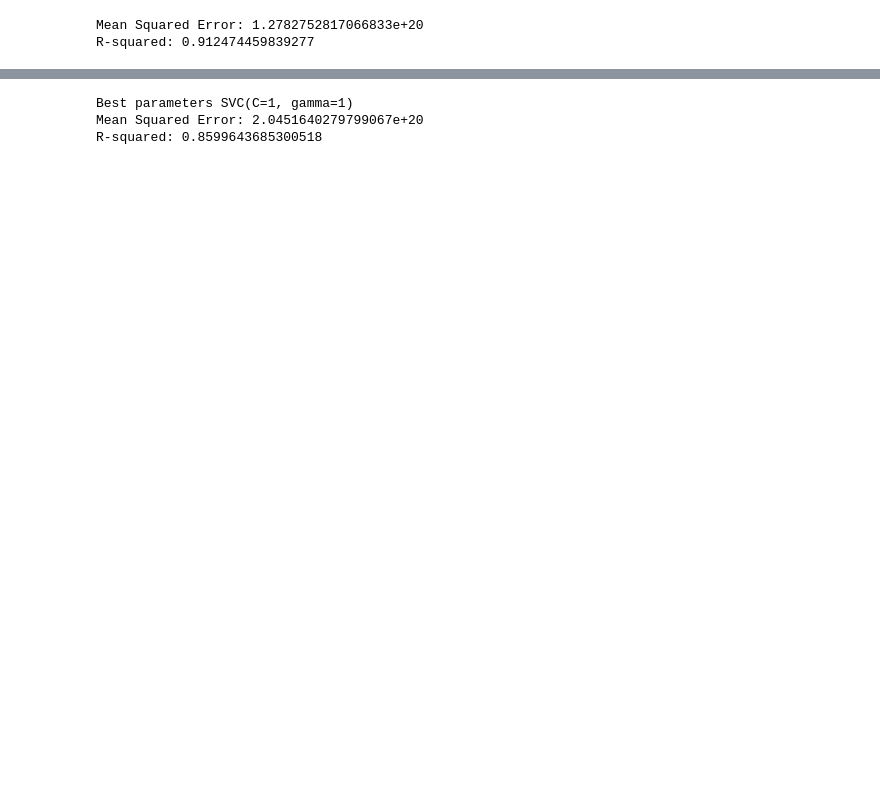
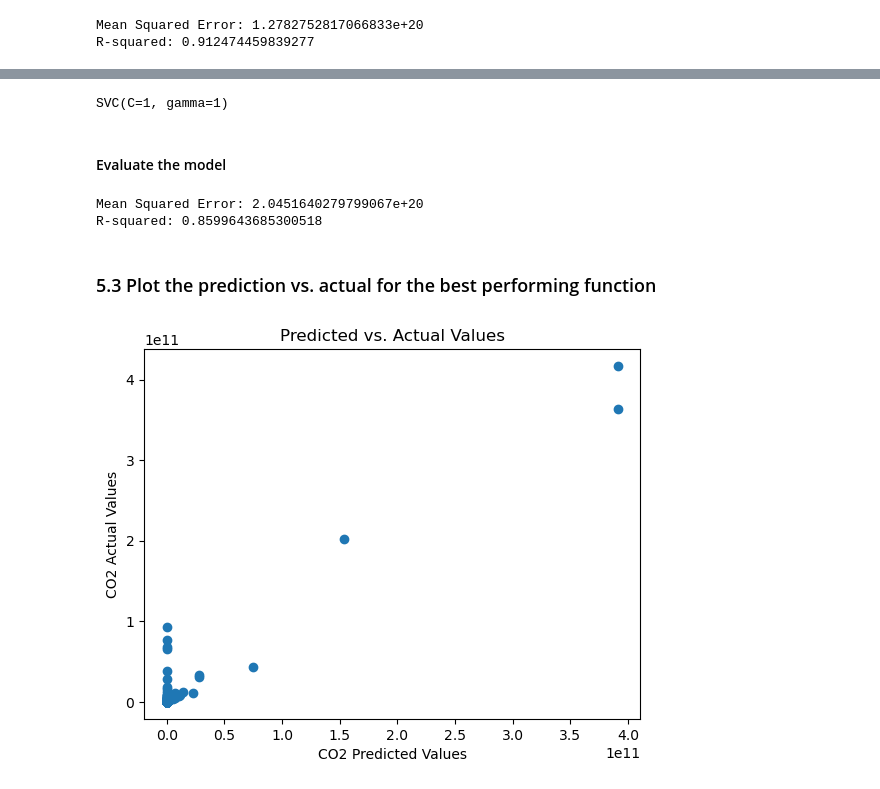
Before and after one commit to Nelius1k/Regression-Model, a Jupyter notebook: co2-Emissions.ipynb, the cells around one changed output, grey strips where cells are left out. Saved outputs shown, nothing was run; the diff lists cells and outputs as text; code cells hidden in the pictures; blank space fills up the shorter version.

```diff
--- a/co2-Emissions.ipynb
+++ b/co2-Emissions.ipynb
@@ -294,8 +340,8 @@ from sklearn.preprocessing import StandardScaler
 # Get a list of column names from the 'students' DataFrame that are of numerical data types.
 # Get a list of column names from the 'students' DataFrame that are not of numerical data types.
 
-num_cols = df1_clean.select_dtypes(include='number').columns.to_list()
-cat_cols = df1_clean.select_dtypes(exclude='number').columns.to_list()
+num_cols = df_clean.select_dtypes(include='number').columns.to_list()
+cat_cols = df_clean.select_dtypes(exclude='number').columns.to_list()
 
 
 # Exclude the target from numerical columns
@@ -316,7 +362,7 @@ import scipy
 
 
 # Fit and transform the data using the preprocessing pipeline
-df_prepared = preprocessing.fit_transform(df1_clean)
+df_prepared = preprocessing.fit_transform(df_clean)
 
 # If the output is a sparse matrix, convert it to a dense array
 if isinstance(df_prepared, scipy.sparse.csr_matrix):
@@ -428,17 +469,0 @@ plt.show()
-# %%
-from sklearn.ensemble import RandomForestClassifier
-
-# Train a RandomForestClassifier to get feature importances
-rf_model = RandomForestClassifier()
-rf_model.fit(X_train, y_train)
-
-# Get feature importances
-feature_importances = rf_model.feature_importances_
-
-# Select top N features
-N = 6  # Replace 4 with the desired number of top features
-top_n_indices = np.argsort(feature_importances)[::-1][:N]
-
-# Print the top N features and their importances
-for idx in top_n_indices:
-    print(f"Feature: {X_train.columns[idx]}, Importance: {feature_importances[idx]}")
@@ -452,20 +472,20 @@ Feature: cat__Code_PR, Importance: 0.002450361746671982
 # %%
 from sklearn.svm import SVC
-from sklearn.metrics import accuracy_score, mean_squared_error, r2_score
+from sklearn.metrics import mean_squared_error, r2_score
 
 
-# Create an SVM classifier
+# Defining the SVM model with a linear kernel
 svm_classifier = SVC(kernel='linear', C=0.1, gamma=1)
 
-# Train the model on the training data
+# Train the SVM model on the training data
 svm_classifier.fit(X_train, y_train)
 
 # Make predictions on the test data
-y_pred = svm_classifier.predict(X_test)
+y_pred_1 = svm_classifier.predict(X_test)
 
 # Evaluate the model
-mse = mean_squared_error(y_test, y_pred)
-r2 = r2_score(y_test, y_pred)
+mse = mean_squared_error(y_test, y_pred_1)
+r2 = r2_score(y_test, y_pred_1)
 
 print(f"Mean Squared Error: {mse}")
 print(f"R-squared: {r2}")
@@ -489,18 +513,35 @@ svm_gs = GridSearchCV(estimator=svm, param_grid=svm_parameters)
 
 svm_gs.fit(X_train,y_train)
 
-print("Best parameters", svm_gs.best_estimator_)
-
+# Determine the ideal values of gamma and C
 svm_winner = svm_gs.best_estimator_
-
-# Evaluate on test data
-y_pred = svm_winner.predict(X_test)
-mse = mean_squared_error(y_test, y_pred)
-r2 = r2_score(y_test, y_pred)
-
-print(f"Mean Squared Error: {mse}")
-print(f"R-squared: {r2}")
-# %% [output]
-Best parameters SVC(C=1, gamma=1)
-Mean Squared Error: 2.0451640279799067e+20
-R-squared: 0.8599643685300518
+# %%
+# Best rbf parameters
+svm_winner
+# %% [output]
+SVC(C=1, gamma=1)
+# %% [markdown]
+#### Evaluate the model
+# %%
+# Evaluate on test data
+y_pred_2 = svm_winner.predict(X_test)
+mse = mean_squared_error(y_test, y_pred_2)
+r2 = r2_score(y_test, y_pred_2)
+
+print(f"Mean Squared Error: {mse}")
+print(f"R-squared: {r2}")
+# %% [output]
+Mean Squared Error: 2.0451640279799067e+20
+R-squared: 0.8599643685300518
+# %% [markdown]
+### 5.3 Plot the prediction vs. actual for the best performing function
+# %%
+import matplotlib.pyplot as plt
+
+plt.scatter(y_pred_1, y_test)
+plt.xlabel("CO2 Predicted Values")
+plt.ylabel("CO2 Actual Values")
+plt.title("Predicted vs. Actual Values")
+plt.show()
+# %% [output]
+[figure, added]
```
Also changed, not shown: parts of 43 cells of this notebook.
